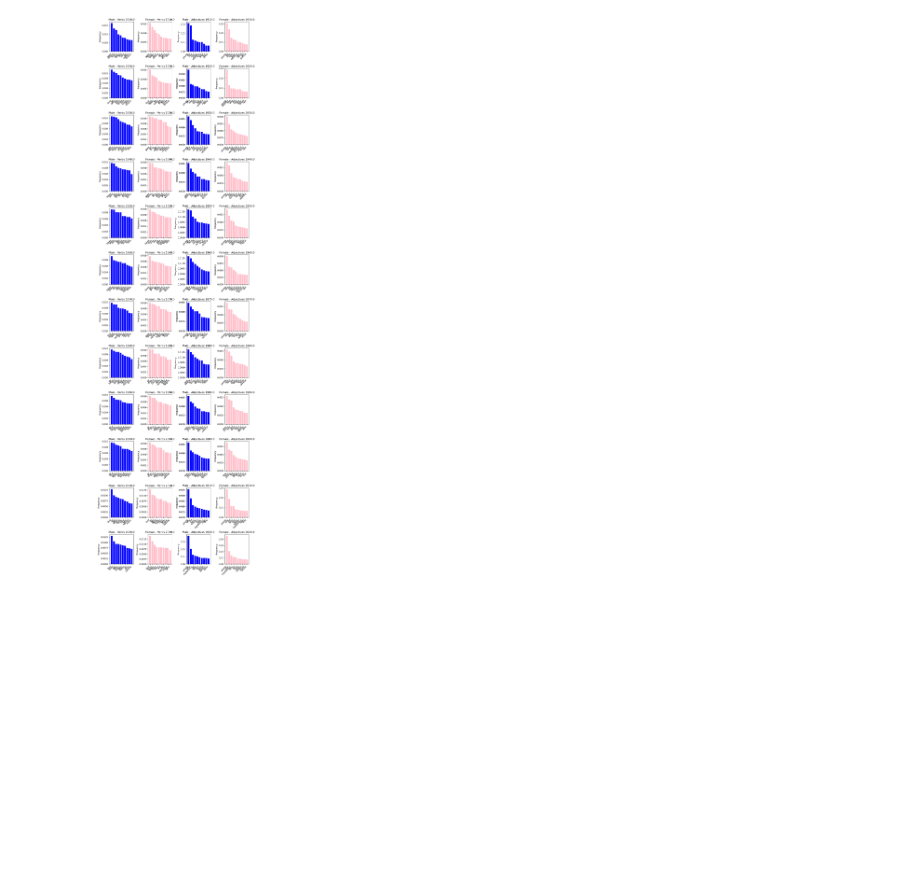
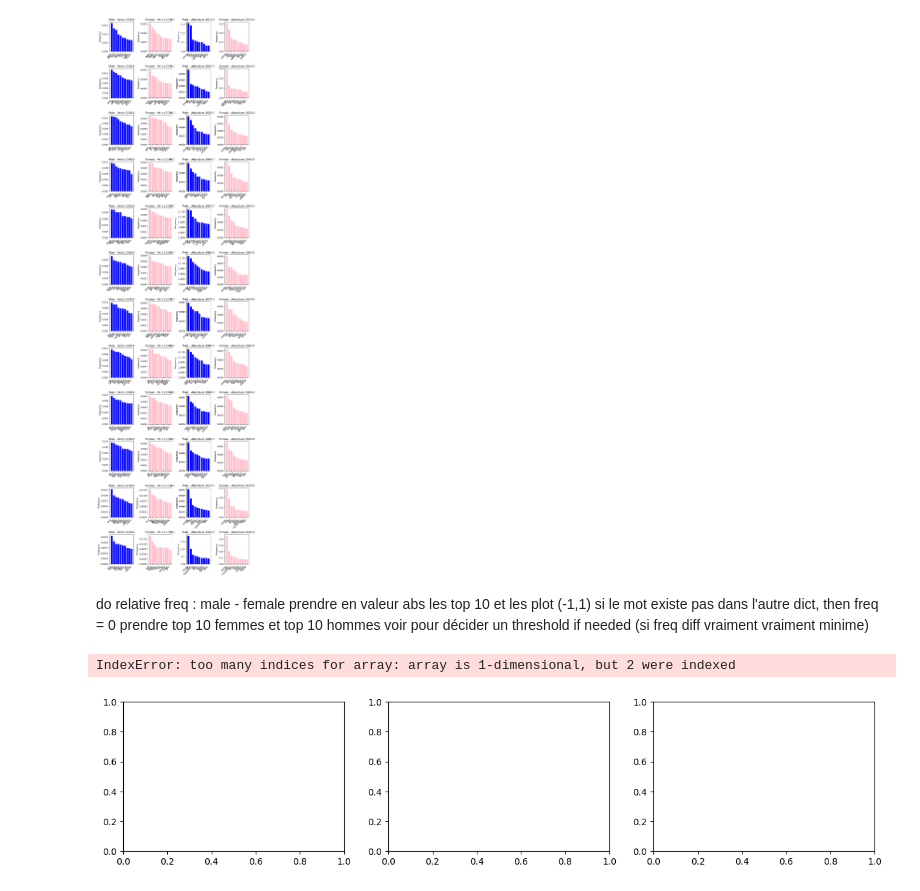
Before and after one commit to epfl-ada/ada-2023-project-badabob, a Jupyter notebook: personas_analysis.ipynb, the cells around one changed output. Drawn from its saved outputs; the diff is of its cells as text; code cells hidden in the pictures; blank space fills up the shorter version.

```diff
--- a/personas_analysis.ipynb
+++ b/personas_analysis.ipynb
@@ -202,21 +269,3 @@ def print_word_frequencies(frequencies):
-# %%
-def plot_top_words_per_decade(frequencies_per_decade, category, gender, top_n=10):
-    # Iterate through each decade and plot the top words
-    for decade, frequencies in frequencies_per_decade.items():
-        words = list(frequencies[category].keys())
-        values = list(frequencies[category].values())
-
-        # Get the top N words and their frequencies
-        top_words = [word for _, word in sorted(zip(values, words), reverse=True)[:top_n]]
-        top_frequencies = [frequencies[category][word] for word in top_words]
-
-        # Plot the bar chart for each decade
-        plt.figure(figsize=(10, 6))
-        plt.bar(top_words, top_frequencies, color='skyblue')
-        plt.title(f'Top {top_n} {category} Words for {gender} Characters - Decade {decade}')
-        plt.xlabel('Words')
-        plt.ylabel('Frequency')
-        plt.show()
 # %%
 def plot_top_words_per_decade(male_frequencies_per_decade, female_frequencies_per_decade, categories, top_n=10):
     # Create subplots for each category
@@ -261,3 +310,55 @@ def plot_top_words_per_decade(male_frequencies_per_decade, female_frequencies_pe
 plot_top_words_per_decade(male_frequencies_per_decade, female_frequencies_per_decade, ['Verbs', 'Adjectives'])
 # %% [output]
 [figure]
+# %% [markdown]
+do relative freq : male - female
+prendre en valeur abs les top 10 et les plot (-1,1)
+si le mot existe pas dans l'autre dict, then freq = 0
+prendre top 10 femmes et top 10 hommes
+voir pour décider un threshold if needed (si freq diff vraiment vraiment minime)
+# %%
+import matplotlib.pyplot as plt
+
+def plot_top_words_per_decade(relative_frequencies, categories):
+    # Create subplots for each category
+    decades = relative_frequencies.keys()
+    num_categories = len(categories)
+
+    fig, axs = plt.subplots(len(decades), num_categories, figsize=(5 * num_categories, 3 * len(decades)))
+
+    # Iterate through each decade
+    for i, decade in enumerate(decades):
+        for j, category in enumerate(categories):
+            # Get the top words and their frequencies
+            top_words_positive = [word for _, word in sorted(
+                zip(relative_frequencies[decade][category].values(), relative_frequencies[decade][category].keys()),
+                key=lambda x: x[0],
+                reverse=True
+            )[:5]]
+
+            top_words_negative = [word for _, word in sorted(
+                zip(relative_frequencies[decade][category].values(), relative_frequencies[decade][category].keys()),
+                key=lambda x: x[0]
+            )[:5]]
+
+            top_words = top_words_positive + top_words_negative
+            top_frequencies = [relative_frequencies[decade][category][word] for word in top_words]
+
+            # Plot the bar chart for each category
+            bars = axs[i, j].bar(top_words, top_frequencies, color=['green' if freq >= 0 else 'purple' for freq in top_frequencies])
+            axs[i, j].set_title(f'{category} {decade}')
+            axs[i, j].set_ylabel('Absolute Frequency Difference')
+
+            # Rotate x-axis tick labels
+            axs[i, j].set_xticklabels(top_words, rotation=45, ha='right')
+
+    # Adjust layout and show the plots
+    plt.tight_layout()
+    plt.show()
+
+# Example usage
+categories_to_plot = ['Verbs', 'Adjectives', 'Nouns']
+plot_top_words_per_decade(relative_frequencies, categories_to_plot)
+# %% [output]
+IndexError: too many indices for array: array is 1-dimensional, but 2 were indexed
+[figure, added]
```
Also changed, not shown: parts of 11 cells of this notebook.
